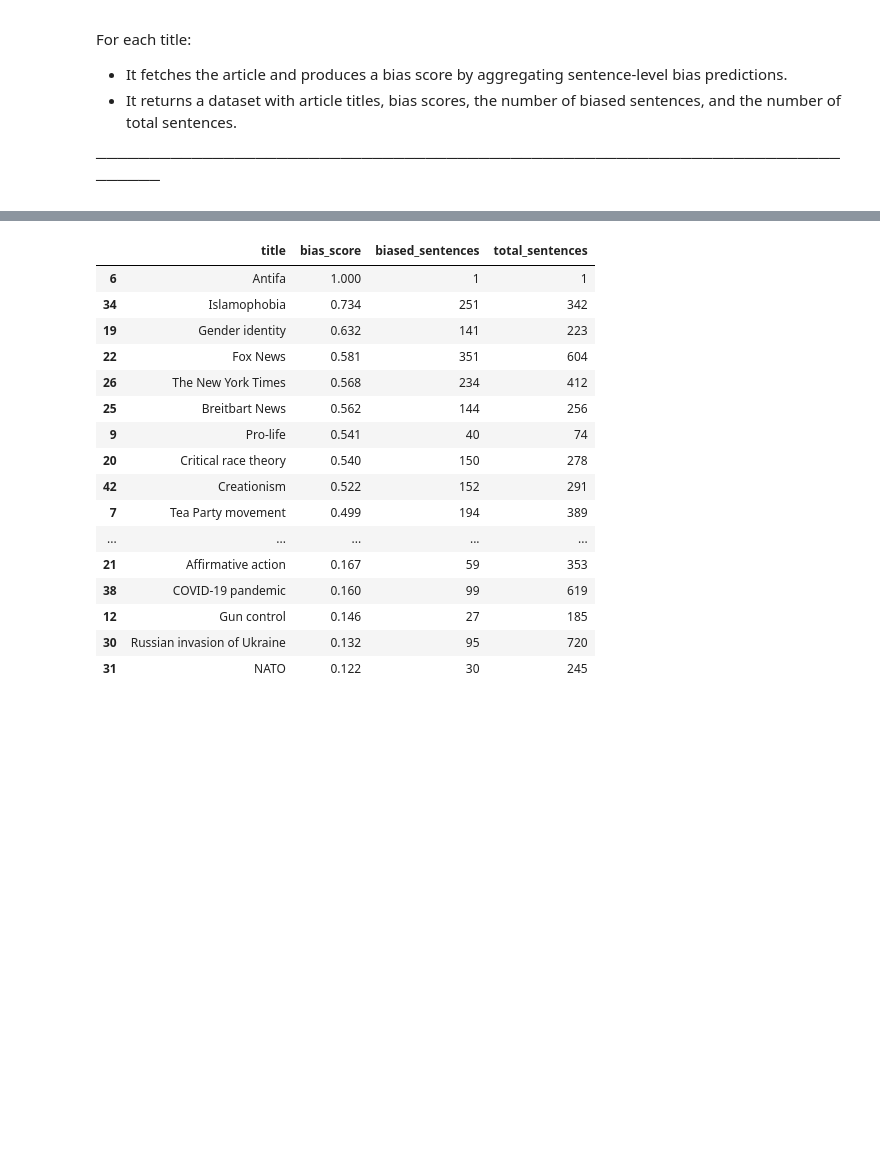
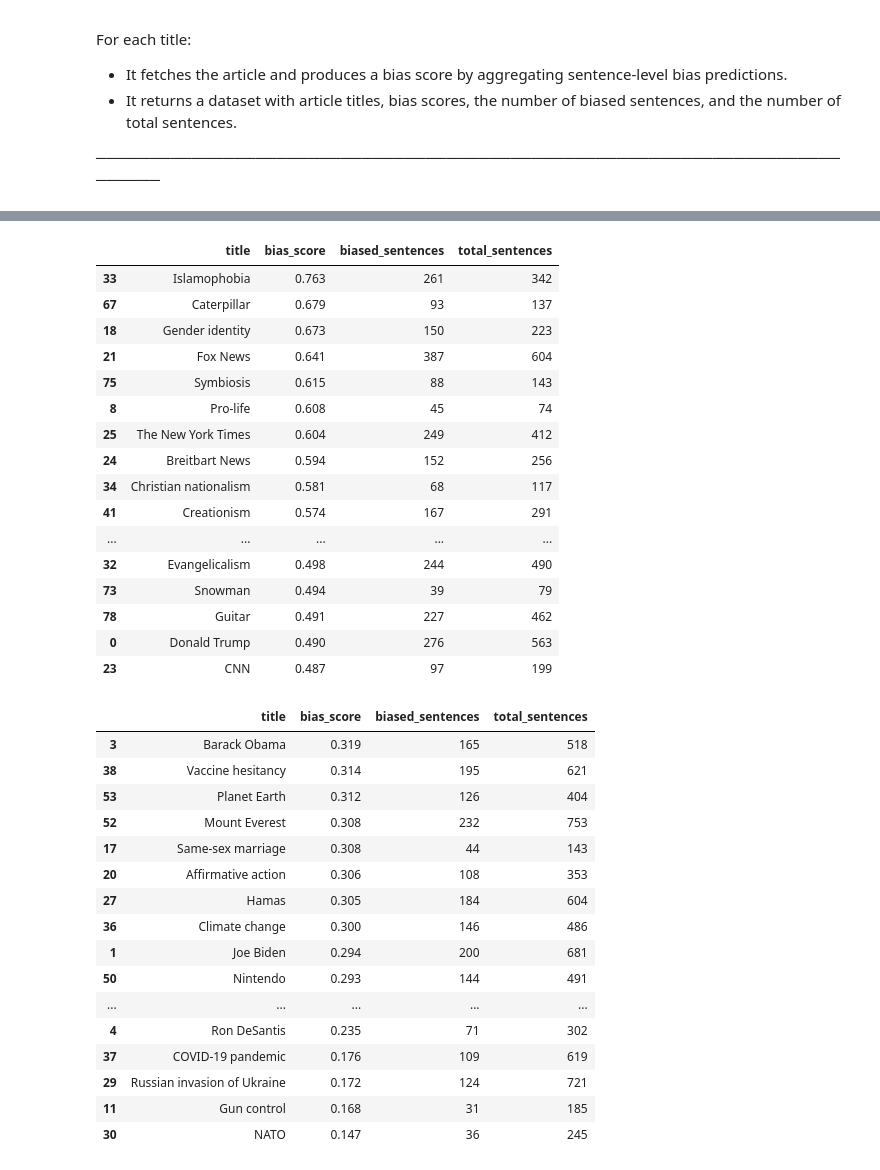
Before and after one commit to kenklabnik/wikipedia-bias-detection, a Jupyter notebook: notebooks/randy_bias_analysis.ipynb, the cells around one changed output, grey strips where cells are left out. Saved outputs shown, nothing was run; the diff lists cells and outputs as text; code cells hidden in the pictures; blank space fills up the shorter version.

Commit message:
Cleaned up code, added boring topics, and tried to tune model

```diff
--- a/notebooks/randy_bias_analysis.ipynb
+++ b/notebooks/randy_bias_analysis.ipynb
@@ -330,11 +301,10 @@ Using only `SG2` and removing the features listed above severely decreased model
 ────────────────────────────────────────────────────────────────────────────
 # %%
-vectorizer = TfidfVectorizer()
+vectorizer = TfidfVectorizer(stop_words='english')
 classifier = LogisticRegression(max_iter=1000, solver='liblinear')
 
 preprocessor = ColumnTransformer(transformers=[
     ('text', vectorizer, text_feature),
-    ('cat', OneHotEncoder(handle_unknown='ignore'), categorical_features),
     ('num', StandardScaler(), numeric_features)
 ])
 
@@ -344,12 +314,12 @@ pipeline = Pipeline(steps=[
 ])
 
 param_grid = {
-    'preprocessing__text__max_features': [5000, 10000, 20000],
-    'preprocessing__text__ngram_range': [(1, 1), (1, 2), (1, 3)],
+    'preprocessing__text__max_features': [5000, 10000, 15000, 20000],
+    'preprocessing__text__ngram_range': [(1, 1), (1, 2), (1, 3), (1, 4), (1, 5)],
     'classifier__C': [0.01, 0.1, 1.0, 10.0, 100.0]
 }
 
-X = combined_df[[text_feature] + categorical_features + numeric_features]
+X = combined_df[[text_feature] + numeric_features]
 y = combined_df['label']
 
 X_train, X_test, y_train, y_test = train_test_split(X, y, test_size=0.2, stratify=y, random_state=42)
@@ -487,7 +448,6 @@ classifier = LogisticRegression(max_iter=1000, solver='liblinear', C=1.0)
 
 preprocessor = ColumnTransformer(transformers=[
     ('text', vectorizer, text_feature),
-    ('cat', OneHotEncoder(handle_unknown='ignore'), categorical_features),
     ('num', StandardScaler(), numeric_features)
 ])
 
@@ -496,7 +456,7 @@ pipeline = Pipeline(steps=[
     ('classifier', classifier)
 ])
 
-X = combined_df[[text_feature] + categorical_features + numeric_features]
+X = combined_df[[text_feature] + numeric_features]
 y = combined_df['label']
 pipeline.fit(X, y)
 # %% [output]
@@ -659,15 +606,18 @@ I returned the `final_df` to do some EDA.
 ────────────────────────────────────────────────────────────────────────────
 # %%
 topics = [
-    "Donald Trump", "Joe Biden", "Kamala Harris", "Barack Obama", "Ron DeSantis", "Bernie Sanders", "Antifa",
+    "Donald Trump", "Joe Biden", "Kamala Harris", "Barack Obama", "Ron DeSantis", "Bernie Sanders",
     "Tea Party movement", "QAnon", "Pro-life", "Pro-choice", "Abortion in the United States", "Gun control",
     "Second Amendment", "Immigration to the United States", "Border wall", "Transgender rights", "LGBT adoption",
-    "Same-sex marriage", "Gender identity", "Critical race theory", "Affirmative action", "Fox News", "MSNBC", "CNN",
-    "Breitbart News", "The New York Times", "Israeli-Palestinian conflict", "Hamas", "Ukraine war",
+    "Same-sex marriage", "Gender identity", "Critical race theory", "Affirmative action", "Fox News", "MSNBC",
+    "CNN", "Breitbart News", "The New York Times", "Israeli-Palestinian conflict", "Hamas", "Ukraine war",
     "Russian invasion of Ukraine", "NATO", "Taliban", "Evangelicalism", "Islamophobia", "Christian nationalism",
     "Religious freedom in the United States", "Climate change", "COVID-19 pandemic", "Vaccine hesitancy",
     "Misinformation", "Flat Earth", "Creationism", "Police brutality", "Black Lives Matter", "Stop and frisk",
-    "War on drugs"
+    "War on drugs", "Norway", "Baseball", "Apple pie", "Moon", "Nintendo", "Water cycle", "Mount Everest",
+    "Planet Earth", "Pencil", "Library", "Train station", "Paper", "Clock", "Miocene", "Milan", "Pangea", "Jogging",
+    "Crustacean", "Sand dune", "Origami", "Bicycle", "Caterpillar", "Seahorse", "Quartz", "Umbrella", "Refrigerator",
+    "Metronome", "Snowman", "Fire extinguisher", "Symbiosis", "Euclid", "Photosynthesis", "Guitar"
 ]
 # %% [markdown]
 ────────────────────────────────────────────────────────────────────────────
@@ -756,4 +712,6 @@ For each title:
 
 ────────────────────────────────────────────────────────────────────────────
 # %%
-wiki_article_dataset = summarize_articles(topics, pipeline)
+wiki_article_dataset = summarize_articles(topics, pipeline).sort_values(by='bias_score', ascending=False)
+
+wiki_article_dataset
@@ -760,23 +732,41 @@ wiki_article_dataset = summarize_articles(topics, pipeline)
 # %%
-wiki_article_dataset.sort_values(by='bias_score', ascending=False)
+display(wiki_article_dataset.head(25))
+wiki_article_dataset.tail(25)
 # %% [output]
 |  | title | bias_score | biased_sentences | total_sentences |
-| 6 | Antifa | 1.000 | 1 | 1 |
-| 34 | Islamophobia | 0.734 | 251 | 342 |
-| 19 | Gender identity | 0.632 | 141 | 223 |
-| 22 | Fox News | 0.581 | 351 | 604 |
-| 26 | The New York Times | 0.568 | 234 | 412 |
-| 25 | Breitbart News | 0.562 | 144 | 256 |
-| 9 | Pro-life | 0.541 | 40 | 74 |
-| 20 | Critical race theory | 0.540 | 150 | 278 |
-| 42 | Creationism | 0.522 | 152 | 291 |
-| 7 | Tea Party movement | 0.499 | 194 | 389 |
+| 33 | Islamophobia | 0.763 | 261 | 342 |
+| 67 | Caterpillar | 0.679 | 93 | 137 |
+| 18 | Gender identity | 0.673 | 150 | 223 |
+| 21 | Fox News | 0.641 | 387 | 604 |
+| 75 | Symbiosis | 0.615 | 88 | 143 |
+| 8 | Pro-life | 0.608 | 45 | 74 |
+| 25 | The New York Times | 0.604 | 249 | 412 |
+| 24 | Breitbart News | 0.594 | 152 | 256 |
+| 34 | Christian nationalism | 0.581 | 68 | 117 |
+| 41 | Creationism | 0.574 | 167 | 291 |
 | ... | ... | ... | ... | ... |
-| 21 | Affirmative action | 0.167 | 59 | 353 |
-| 38 | COVID-19 pandemic | 0.160 | 99 | 619 |
-| 12 | Gun control | 0.146 | 27 | 185 |
-| 30 | Russian invasion of Ukraine | 0.132 | 95 | 720 |
-| 31 | NATO | 0.122 | 30 | 245 |
+| 32 | Evangelicalism | 0.498 | 244 | 490 |
+| 73 | Snowman | 0.494 | 39 | 79 |
+| 78 | Guitar | 0.491 | 227 | 462 |
+| 0 | Donald Trump | 0.490 | 276 | 563 |
+| 23 | CNN | 0.487 | 97 | 199 |
+|  | title | bias_score | biased_sentences | total_sentences |
+| 3 | Barack Obama | 0.319 | 165 | 518 |
+| 38 | Vaccine hesitancy | 0.314 | 195 | 621 |
+| 53 | Planet Earth | 0.312 | 126 | 404 |
+| 52 | Mount Everest | 0.308 | 232 | 753 |
+| 17 | Same-sex marriage | 0.308 | 44 | 143 |
+| 20 | Affirmative action | 0.306 | 108 | 353 |
+| 27 | Hamas | 0.305 | 184 | 604 |
+| 36 | Climate change | 0.300 | 146 | 486 |
+| 1 | Joe Biden | 0.294 | 200 | 681 |
+| 50 | Nintendo | 0.293 | 144 | 491 |
+| ... | ... | ... | ... | ... |
+| 4 | Ron DeSantis | 0.235 | 71 | 302 |
+| 37 | COVID-19 pandemic | 0.176 | 109 | 619 |
+| 29 | Russian invasion of Ukraine | 0.172 | 124 | 721 |
+| 11 | Gun control | 0.168 | 31 | 185 |
+| 30 | NATO | 0.147 | 36 | 245 |
 # %% [markdown]
 ────────────────────────────────────────────────────────────────────────────
 
```
Also changed, not shown: parts of 22 cells of this notebook.
